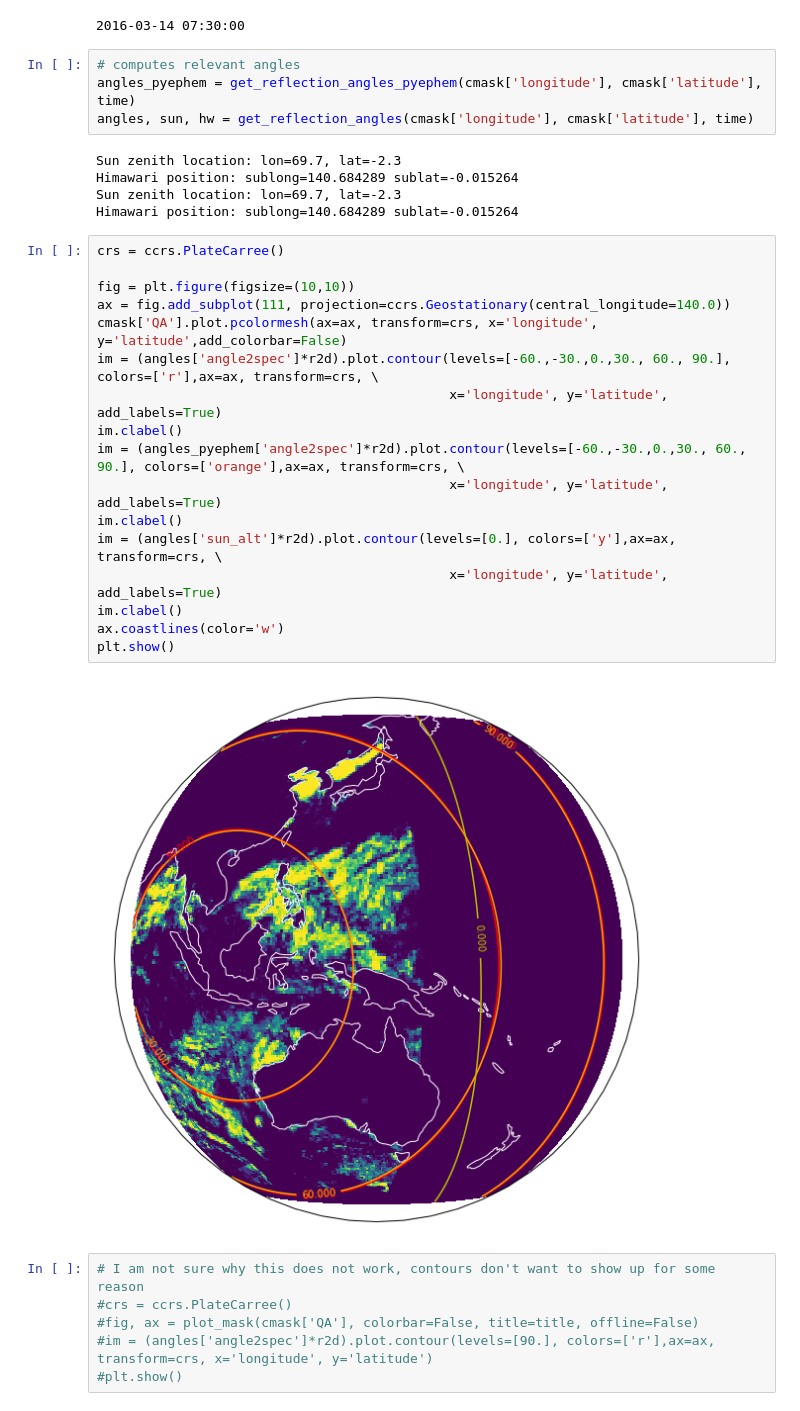
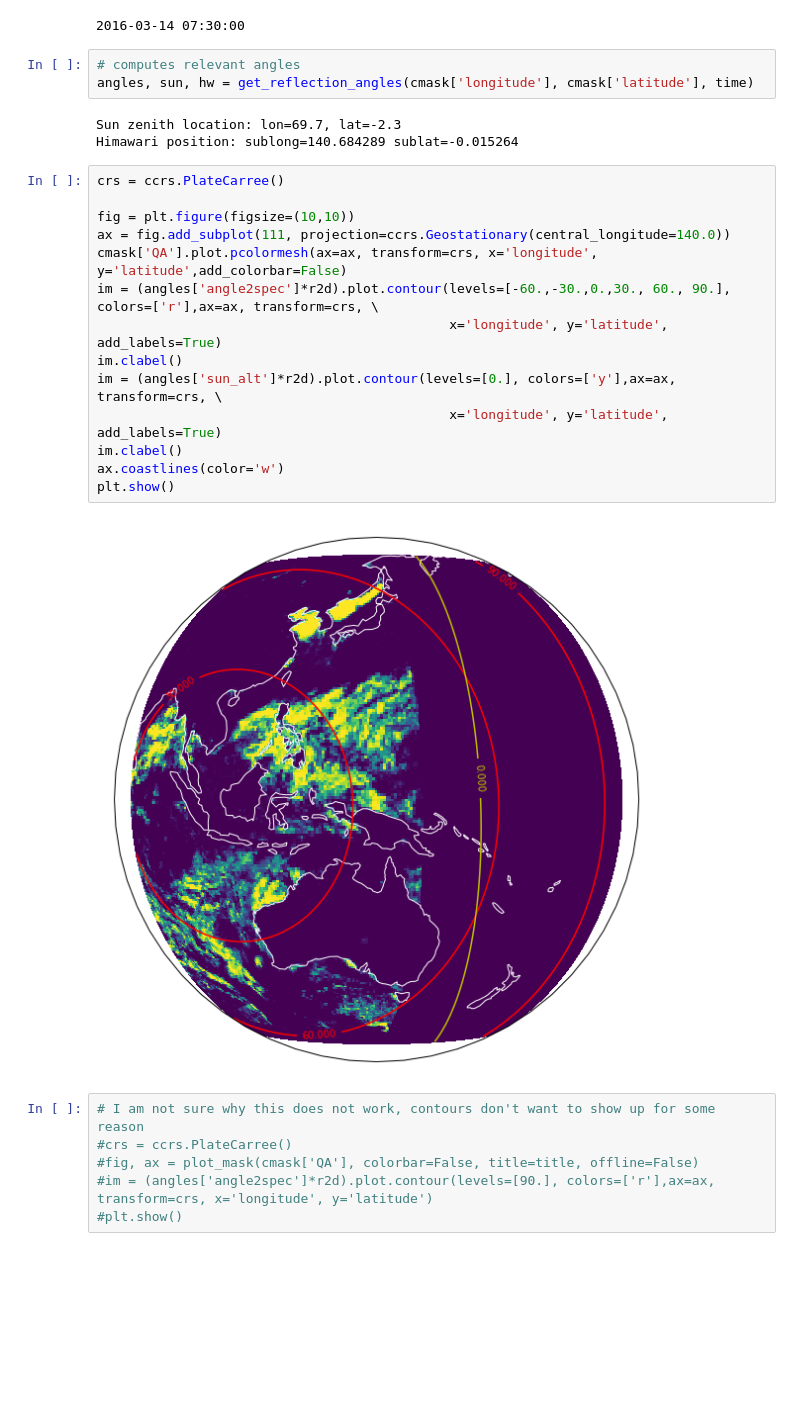
Before and after one commit to apatlpo/iwave_sst, a Jupyter notebook: hw/hw_cloudmask_glitter.ipynb, the cells around one changed output. Saved outputs shown, nothing was run; the diff lists cells and outputs as text; blank space fills up the shorter version.

```diff
--- a/hw/hw_cloudmask_glitter.ipynb
+++ b/hw/hw_cloudmask_glitter.ipynb
@@ -62,32 +62,26 @@ cmask = coarsen(fmask, dl, chunks)
 2016-03-14 07:30:00
 # %%
 # computes relevant angles
-angles_pyephem = get_reflection_angles_pyephem(cmask['longitude'], cmask['latitude'], time)
 angles, sun, hw = get_reflection_angles(cmask['longitude'], cmask['latitude'], time)
 # %% [output]
 Sun zenith location: lon=69.7, lat=-2.3
 Himawari position: sublong=140.684289 sublat=-0.015264
-Sun zenith location: lon=69.7, lat=-2.3
-Himawari position: sublong=140.684289 sublat=-0.015264
 # %%
 crs = ccrs.PlateCarree()
 
 fig = plt.figure(figsize=(10,10))
 ax = fig.add_subplot(111, projection=ccrs.Geostationary(central_longitude=140.0))
 cmask['QA'].plot.pcolormesh(ax=ax, transform=crs, x='longitude', y='latitude',add_colorbar=False)
 im = (angles['angle2spec']*r2d).plot.contour(levels=[-60.,-30.,0.,30., 60., 90.], colors=['r'],ax=ax, transform=crs, \
                                              x='longitude', y='latitude', add_labels=True)
 im.clabel()
-im = (angles_pyephem['angle2spec']*r2d).plot.contour(levels=[-60.,-30.,0.,30., 60., 90.], colors=['orange'],ax=ax, transform=crs, \
-                                             x='longitude', y='latitude', add_labels=True)
-im.clabel()
 im = (angles['sun_alt']*r2d).plot.contour(levels=[0.], colors=['y'],ax=ax, transform=crs, \
                                              x='longitude', y='latitude', add_labels=True)
 im.clabel()
 ax.coastlines(color='w')
 plt.show()
 # %% [output]
-[figure, old version]
+[figure, new version]
 # %%
 # I am not sure why this does not work, contours don't want to show up for some reason
 #crs = ccrs.PlateCarree()
```
Also changed, not shown: 1 other file.
